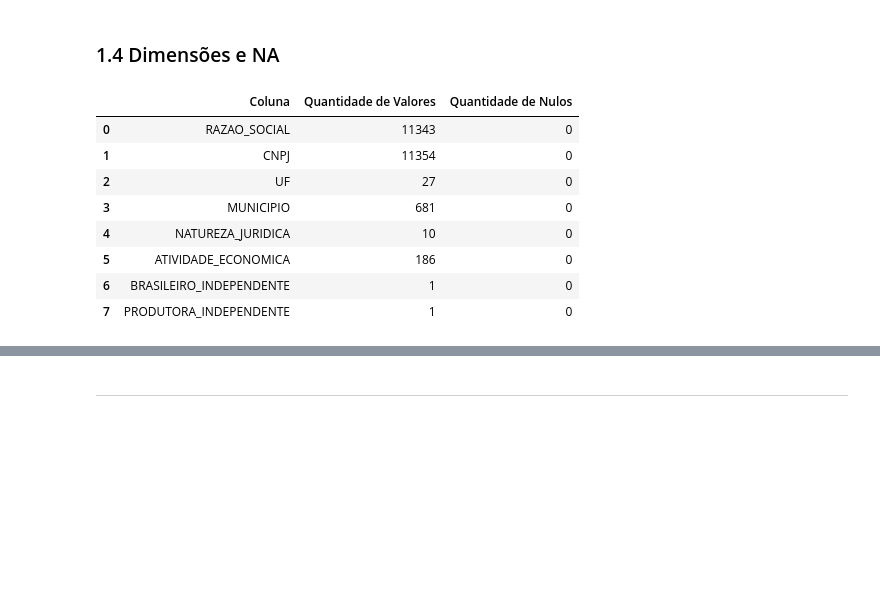
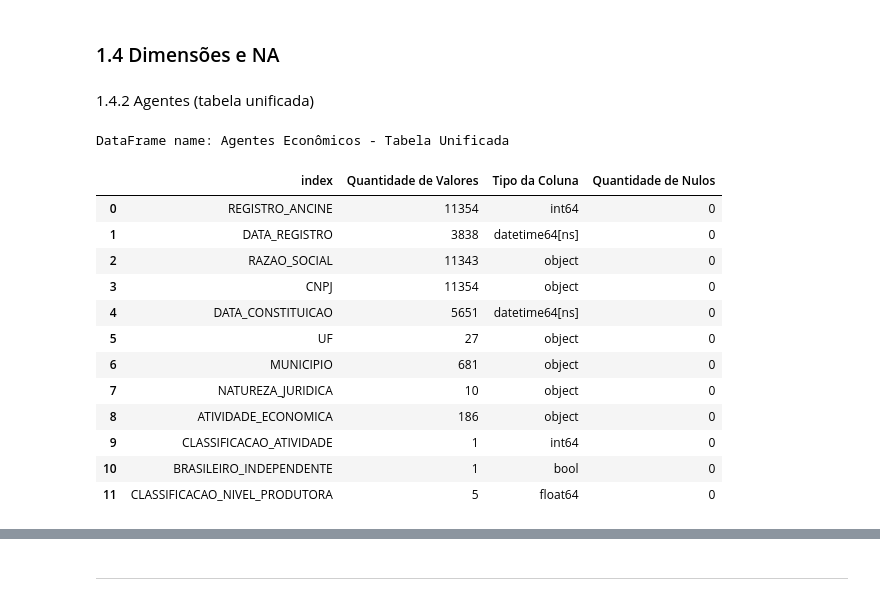
Before and after one commit to fonsecadados/AgenciaNacionalDoCinema_ANCINE, a Jupyter notebook: ANCINE_DesafiosEOportunidades.ipynb, the cells around one changed output, grey strips where cells are left out. Drawn from its saved outputs; the diff is of its cells as text; code cells hidden in the pictures; blank space fills up the shorter version.

```diff
--- a/ANCINE_DesafiosEOportunidades.ipynb
+++ b/ANCINE_DesafiosEOportunidades.ipynb
@@ -292,26 +290,35 @@ A coluna CNPJ possui 1854 valores duplicados.
 # %% [markdown]
 ### 1.4 Dimensões e NA
 # %%
-#Dados Categóricos
-agnts_tabela_unificada_categoricos = agnts_tabela_unificada.select_dtypes(include=['object', 'bool'])
+def dimensao_na(df, df_name):
 
-unique_values = agnts_tabela_unificada_categoricos.apply(lambda x: x.nunique())
-null_values = agnts_tabela_unificada_categoricos.isnull().sum()
+    unique_values = df.apply(lambda x: x.nunique())
+    null_values = df.isnull().sum()
 
-agnts_tabela_unificada_categoricos = pd.DataFrame({
-    'Coluna' : agnts_tabela_unificada_categoricos.columns,
-    'Quantidade de Valores' : unique_values.values,
-    'Quantidade de Nulos' : null_values.values
-})
+    nome_df = pd.DataFrame({
+        'Quantidade de Valores' : unique_values.values,
+        'Tipo da Coluna' : df.dtypes,
+        'Quantidade de Nulos' : null_values.values
+    }).reset_index()
 
-agnts_tabela_unificada_categoricos
+    print(f"DataFrame name: {df_name}")
+    return nome_df
-# %% [output]
-|  | Coluna | Quantidade de Valores | Quantidade de Nulos |
-| 0 | RAZAO_SOCIAL | 11343 | 0 |
-| 1 | CNPJ | 11354 | 0 |
-| 2 | UF | 27 | 0 |
-| 3 | MUNICIPIO | 681 | 0 |
-| 4 | NATUREZA_JURIDICA | 10 | 0 |
-| 5 | ATIVIDADE_ECONOMICA | 186 | 0 |
-| 6 | BRASILEIRO_INDEPENDENTE | 1 | 0 |
-| 7 | PRODUTORA_INDEPENDENTE | 1 | 0 |
+# %% [markdown]
+1.4.2 Agentes (tabela unificada)
+# %%
+dimensao_na(agnts_tabela_unificada, "Agentes Econômicos - Tabela Unificada")
+# %% [output]
+DataFrame name: Agentes Econômicos - Tabela Unificada
+|  | index | Quantidade de Valores | Tipo da Coluna | Quantidade de Nulos |
+| 0 | REGISTRO_ANCINE | 11354 | int64 | 0 |
+| 1 | DATA_REGISTRO | 3838 | datetime64[ns] | 0 |
+| 2 | RAZAO_SOCIAL | 11343 | object | 0 |
+| 3 | CNPJ | 11354 | object | 0 |
+| 4 | DATA_CONSTITUICAO | 5651 | datetime64[ns] | 0 |
+| 5 | UF | 27 | object | 0 |
+| 6 | MUNICIPIO | 681 | object | 0 |
+| 7 | NATUREZA_JURIDICA | 10 | object | 0 |
+| 8 | ATIVIDADE_ECONOMICA | 186 | object | 0 |
+| 9 | CLASSIFICACAO_ATIVIDADE | 1 | int64 | 0 |
+| 10 | BRASILEIRO_INDEPENDENTE | 1 | bool | 0 |
+| 11 | CLASSIFICACAO_NIVEL_PRODUTORA | 5 | float64 | 0 |
```
Also changed, not shown: parts of 18 cells of this notebook.
